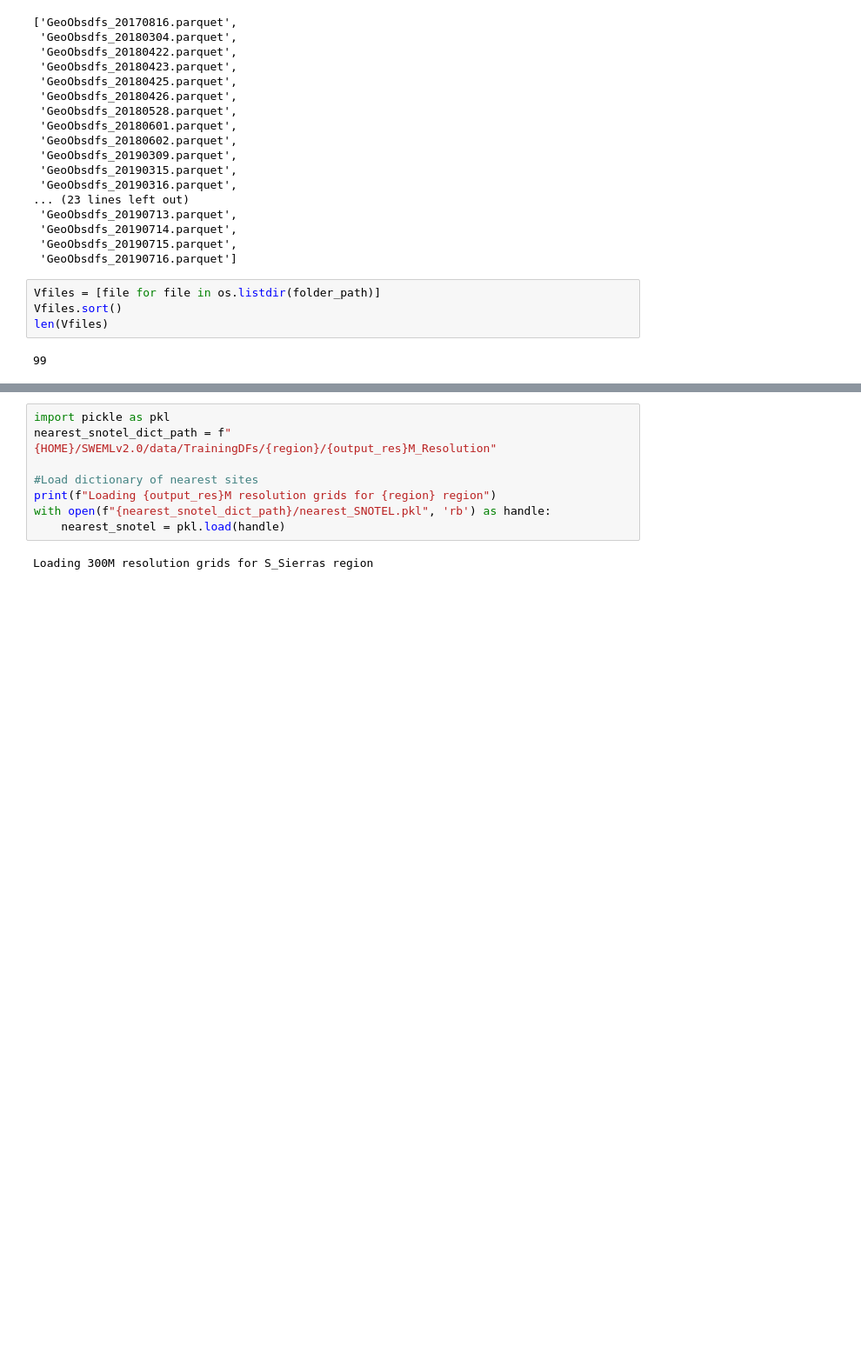
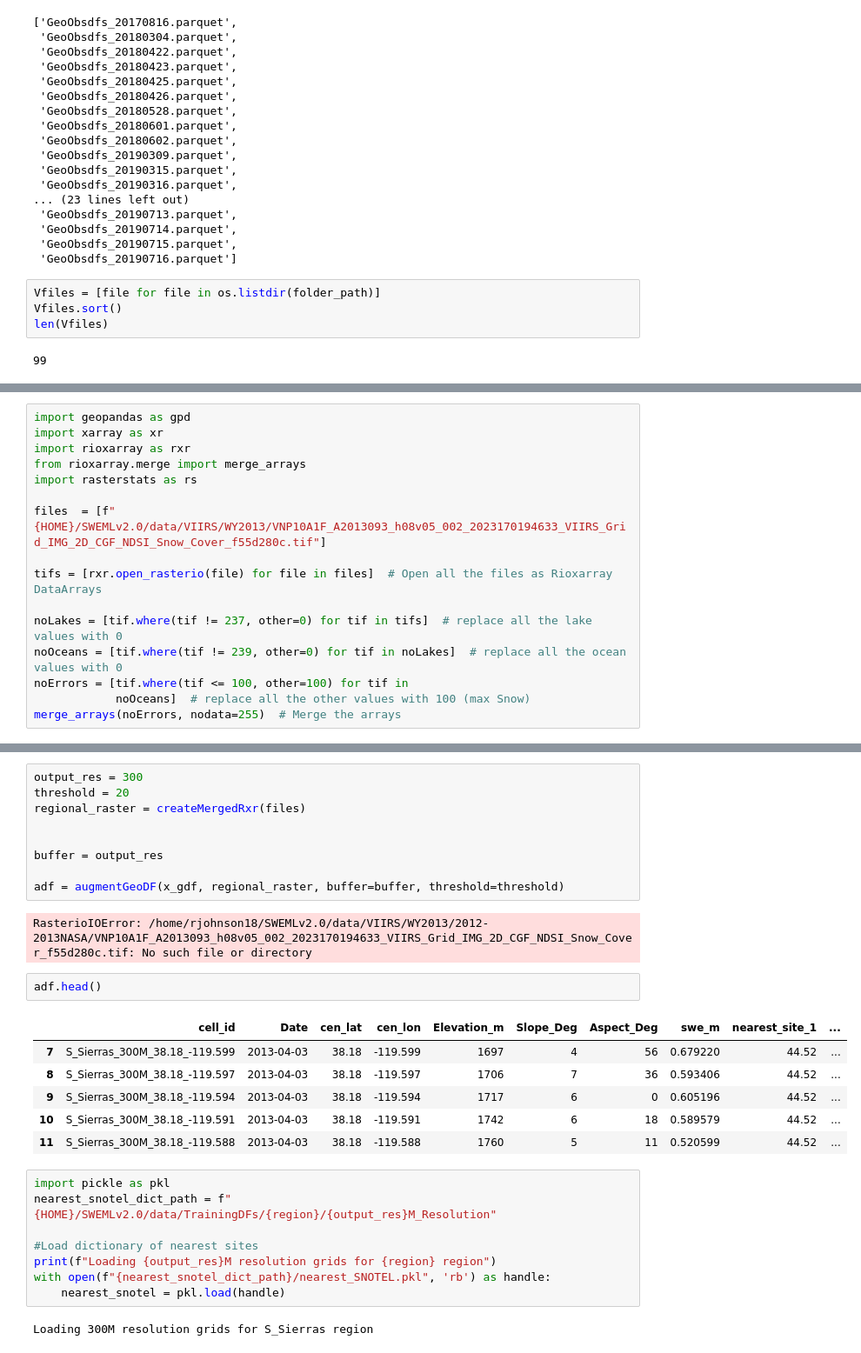
Before and after one commit to whitelightning450/SWEMLv2.0, a Jupyter notebook: Dataprocessing/get_NLDAS.ipynb, the cells around one changed output, grey strips where cells are left out. Shown at 87% size. Saved outputs shown, nothing was run; the diff lists cells and outputs as text; blank space fills up the shorter version.

```diff
--- a/Dataprocessing/get_NLDAS.ipynb
+++ b/Dataprocessing/get_NLDAS.ipynb
@@ -90,0 +110,16 @@ x
+# %%
+import geopandas as gpd
+import xarray as xr
+import rioxarray as rxr
+from rioxarray.merge import merge_arrays
+import rasterstats as rs
+
+files  = [f"{HOME}/SWEMLv2.0/data/VIIRS/WY2013/VNP10A1F_A2013093_h08v05_002_2023170194633_VIIRS_Grid_IMG_2D_CGF_NDSI_Snow_Cover_f55d280c.tif"]
+
+tifs = [rxr.open_rasterio(file) for file in files]  # Open all the files as Rioxarray DataArrays
+
+noLakes = [tif.where(tif != 237, other=0) for tif in tifs]  # replace all the lake values with 0
+noOceans = [tif.where(tif != 239, other=0) for tif in noLakes]  # replace all the ocean values with 0
+noErrors = [tif.where(tif <= 100, other=100) for tif in
+            noOceans]  # replace all the other values with 100 (max Snow)
+merge_arrays(noErrors, nodata=255)  # Merge the arrays
@@ -91,3 +209,23 @@ x
+# %%
+output_res = 300
+threshold = 20
+regional_raster = createMergedRxr(files)
+
+
+buffer = output_res
+
+adf = augmentGeoDF(x_gdf, regional_raster, buffer=buffer, threshold=threshold)
+# %% [output]
+RasterioIOError: /home/rjohnson18/SWEMLv2.0/data/VIIRS/WY2013/2012-2013NASA/VNP10A1F_A2013093_h08v05_002_2023170194633_VIIRS_Grid_IMG_2D_CGF_NDSI_Snow_Cover_f55d280c.tif: No such file or directory
+# %%
+adf.head()
+# %% [output]
+|  | cell_id | Date | cen_lat | cen_lon | Elevation_m | Slope_Deg | Aspect_Deg | swe_m | nearest_site_1 | ... |
+| 7 | S_Sierras_300M_38.18_-119.599 | 2013-04-03 | 38.18 | -119.599 | 1697 | 4 | 56 | 0.679220 | 44.52 | ... |
+| 8 | S_Sierras_300M_38.18_-119.597 | 2013-04-03 | 38.18 | -119.597 | 1706 | 7 | 36 | 0.593406 | 44.52 | ... |
+| 9 | S_Sierras_300M_38.18_-119.594 | 2013-04-03 | 38.18 | -119.594 | 1717 | 6 | 0 | 0.605196 | 44.52 | ... |
+| 10 | S_Sierras_300M_38.18_-119.591 | 2013-04-03 | 38.18 | -119.591 | 1742 | 6 | 18 | 0.589579 | 44.52 | ... |
+| 11 | S_Sierras_300M_38.18_-119.588 | 2013-04-03 | 38.18 | -119.588 | 1760 | 5 | 11 | 0.520599 | 44.52 | ... |
 # %%
 import pickle as pkl
 nearest_snotel_dict_path = f"{HOME}/SWEMLv2.0/data/TrainingDFs/{region}/{output_res}M_Resolution"
```
Also changed, not shown: parts of 10 cells of this notebook, 6 other files.
